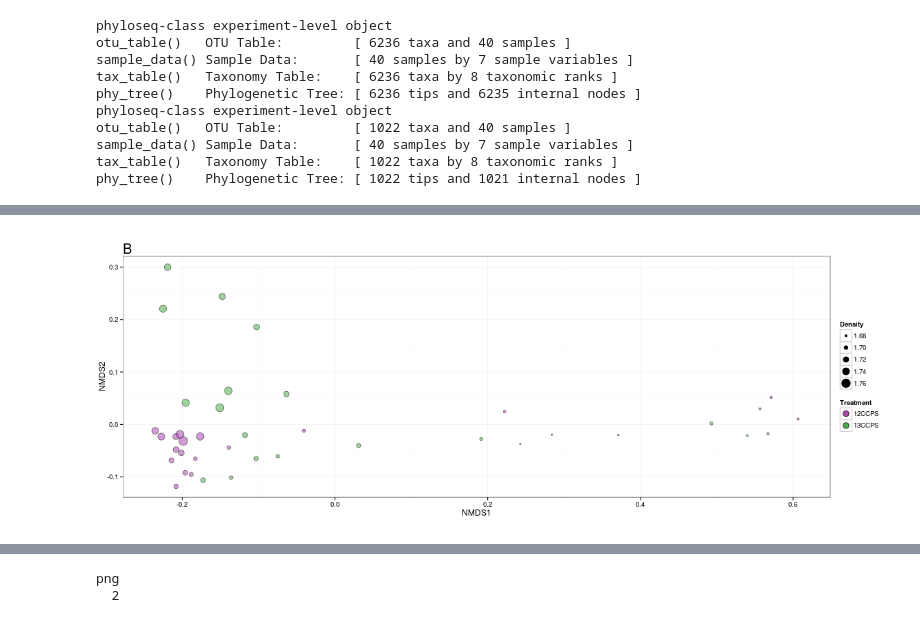
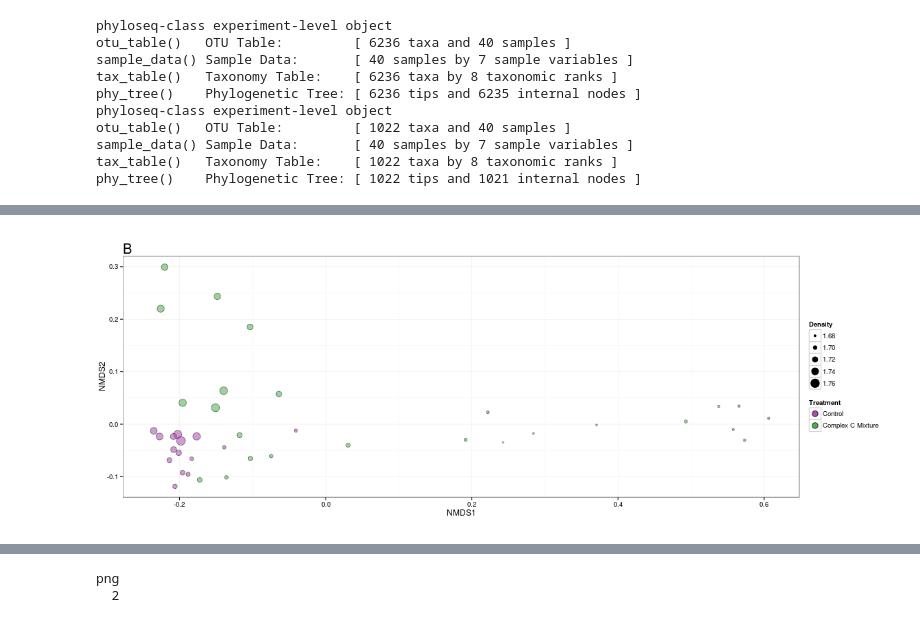
Before and after one commit to acampbellina/single_substrate, a Jupyter notebook: ordination_bytreatmentD30.ipynb, the cells around one changed output, grey strips where cells are left out. Saved outputs shown, nothing was run; the diff lists cells and outputs as text; code cells hidden in the pictures.

```diff
--- a/ordination_bytreatmentD30.ipynb
+++ b/ordination_bytreatmentD30.ipynb
@@ -211,26 +217,28 @@ Run 8 stress 0.04695319
 # %%
 %%R -w 16 -h 6 -u in
 
 colours = c("#ac4aaf", "#4daf4a")
 
 df = plot_ordination(physeq.PS.thresh, nmds, justDF = TRUE)
 df$Density = as.numeric(as.character(df$Density))
 
 p2 = ggplot(df, aes(x = NMDS1, y = NMDS2))
 p2 = p2 + geom_point(aes(fill = Treatment, size = Density, alpha = 0.85), shape=21)
-p2 = p2 + scale_fill_manual(values = colours)
+p2 = p2 + scale_fill_manual(values = colours,
+                           breaks=c("12CCPS", "13CCPS"),
+                            labels=c("Control", "Complex C Mixture"))
 p2 = p2 + guides(alpha = FALSE)
 p2 = p2 + scale_size_area(aesthetics = "Density")
 p2 = p2 + ggtitle("B")
 p2 = p2 + guides(fill = guide_legend(override.aes = list(size = 4)))
 p2 = p2 + guides(size = guide_legend(override.aes = list(fill = "black")))
 p2 = p2 + theme_bw()
 p2 = p2 + theme(plot.margin = unit(c(1,0,1,0), "lines"))
 p2 = p2 + theme(plot.title = element_text(hjust = 0, size = 20))
 
 p2
 # %% [output]
-[figure, old version]
+[figure, new version]
 # %%
 %%R
 physeq.thresh.PSheavy = prune_samples(sample_data(physeq.PS.thresh)$Density >= 1.725, physeq.PS.thresh)
```
Also changed, not shown: parts of 17 cells of this notebook.
